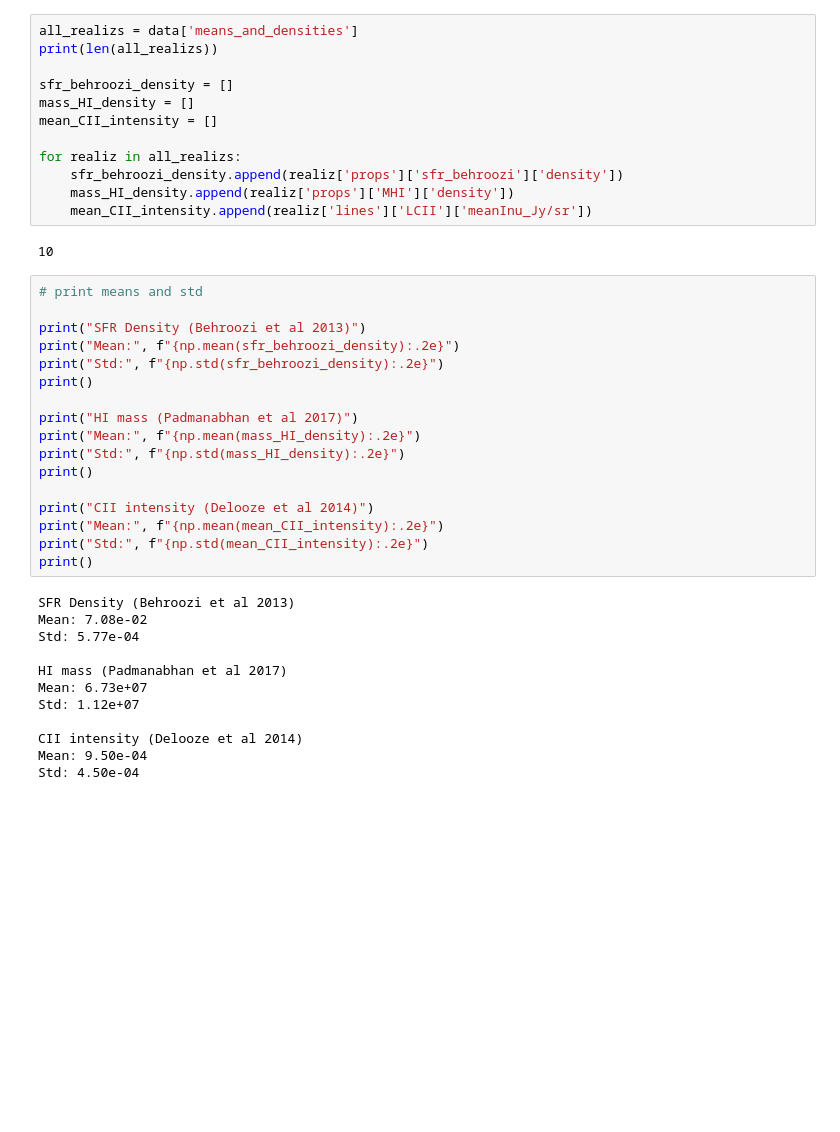
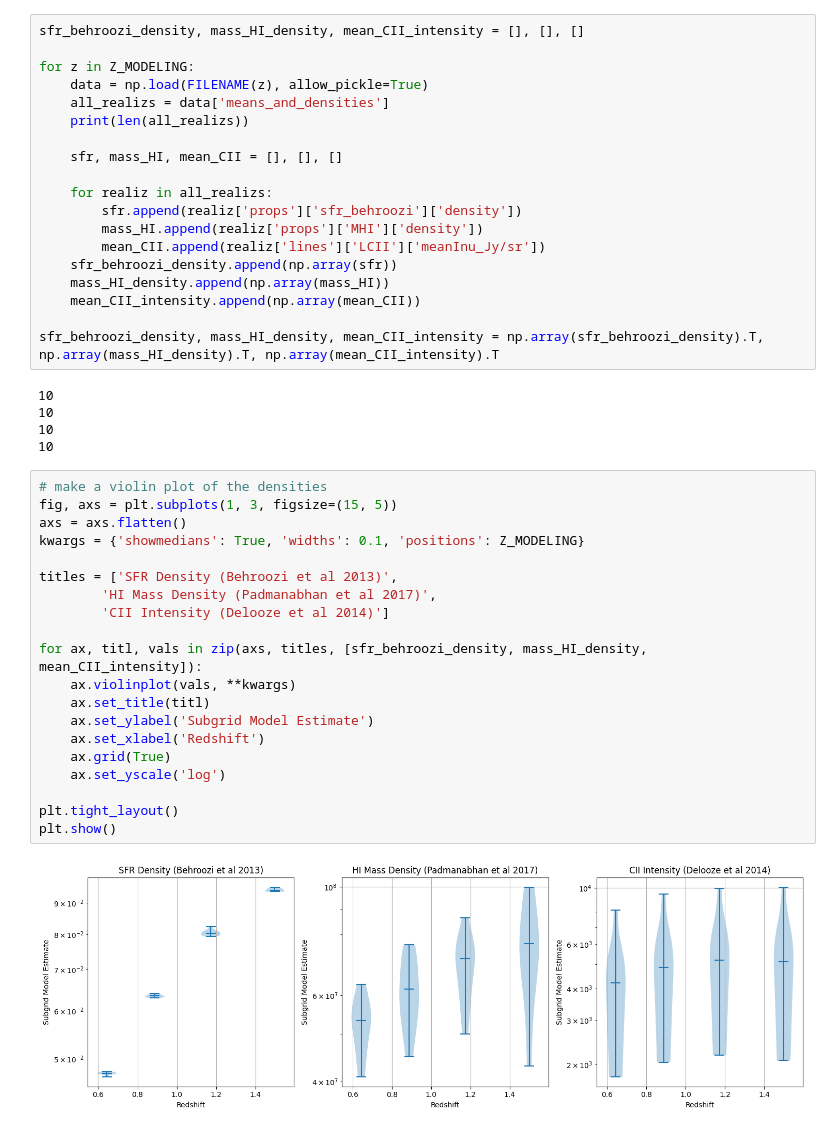
Before and after one commit to shubhagrawal30/crossLIM, a Jupyter notebook: simim/validation.ipynb, the cells around one changed output. Cells and saved outputs as stored; diff of their text form; blank space fills up the shorter version.

```diff
--- a/simim/validation.ipynb
+++ b/simim/validation.ipynb
@@ -23,43 +52,46 @@ list(data.keys())
 # %%
-all_realizs = data['means_and_densities']
-print(len(all_realizs))
+sfr_behroozi_density, mass_HI_density, mean_CII_intensity = [], [], []
 
-sfr_behroozi_density = []
-mass_HI_density = []
-mean_CII_intensity = []
+for z in Z_MODELING:
+    data = np.load(FILENAME(z), allow_pickle=True)
+    all_realizs = data['means_and_densities']
+    print(len(all_realizs))
 
-for realiz in all_realizs:
-    sfr_behroozi_density.append(realiz['props']['sfr_behroozi']['density'])
-    mass_HI_density.append(realiz['props']['MHI']['density'])
-    mean_CII_intensity.append(realiz['lines']['LCII']['meanInu_Jy/sr'])
+    sfr, mass_HI, mean_CII = [], [], []
+
+    for realiz in all_realizs:
+        sfr.append(realiz['props']['sfr_behroozi']['density'])
+        mass_HI.append(realiz['props']['MHI']['density'])
+        mean_CII.append(realiz['lines']['LCII']['meanInu_Jy/sr'])
+    sfr_behroozi_density.append(np.array(sfr))
+    mass_HI_density.append(np.array(mass_HI))
+    mean_CII_intensity.append(np.array(mean_CII))
+
+sfr_behroozi_density, mass_HI_density, mean_CII_intensity = np.array(sfr_behroozi_density).T, np.array(mass_HI_density).T, np.array(mean_CII_intensity).T
 # %% [output]
 10
+10
+10
+10
-# %%
-# print means and std
-
-print("SFR Density (Behroozi et al 2013)")
-print("Mean:", f"{np.mean(sfr_behroozi_density):.2e}")
-print("Std:", f"{np.std(sfr_behroozi_density):.2e}")
-print()
-
-print("HI mass (Padmanabhan et al 2017)")
-print("Mean:", f"{np.mean(mass_HI_density):.2e}")
-print("Std:", f"{np.std(mass_HI_density):.2e}")
-print()
-
-print("CII intensity (Delooze et al 2014)")
-print("Mean:", f"{np.mean(mean_CII_intensity):.2e}")
-print("Std:", f"{np.std(mean_CII_intensity):.2e}")
-print()
-# %% [output]
-SFR Density (Behroozi et al 2013)
-Mean: 7.08e-02
-Std: 5.77e-04
-
-HI mass (Padmanabhan et al 2017)
-Mean: 6.73e+07
-Std: 1.12e+07
-
-CII intensity (Delooze et al 2014)
-Mean: 9.50e-04
-Std: 4.50e-04
+# %%
+# make a violin plot of the densities
+fig, axs = plt.subplots(1, 3, figsize=(15, 5))
+axs = axs.flatten()
+kwargs = {'showmedians': True, 'widths': 0.1, 'positions': Z_MODELING}
+
+titles = ['SFR Density (Behroozi et al 2013)',
+        'HI Mass Density (Padmanabhan et al 2017)',
+        'CII Intensity (Delooze et al 2014)']
+
+for ax, titl, vals in zip(axs, titles, [sfr_behroozi_density, mass_HI_density, mean_CII_intensity]):
+    ax.violinplot(vals, **kwargs)
+    ax.set_title(titl)
+    ax.set_ylabel('Subgrid Model Estimate')
+    ax.set_xlabel('Redshift')
+    ax.grid(True)
+    ax.set_yscale('log')
+
+plt.tight_layout()
+plt.show()
+# %% [output]
+[figure, added]
```
Also changed, not shown: parts of 10 cells of this notebook, 4 other files.
